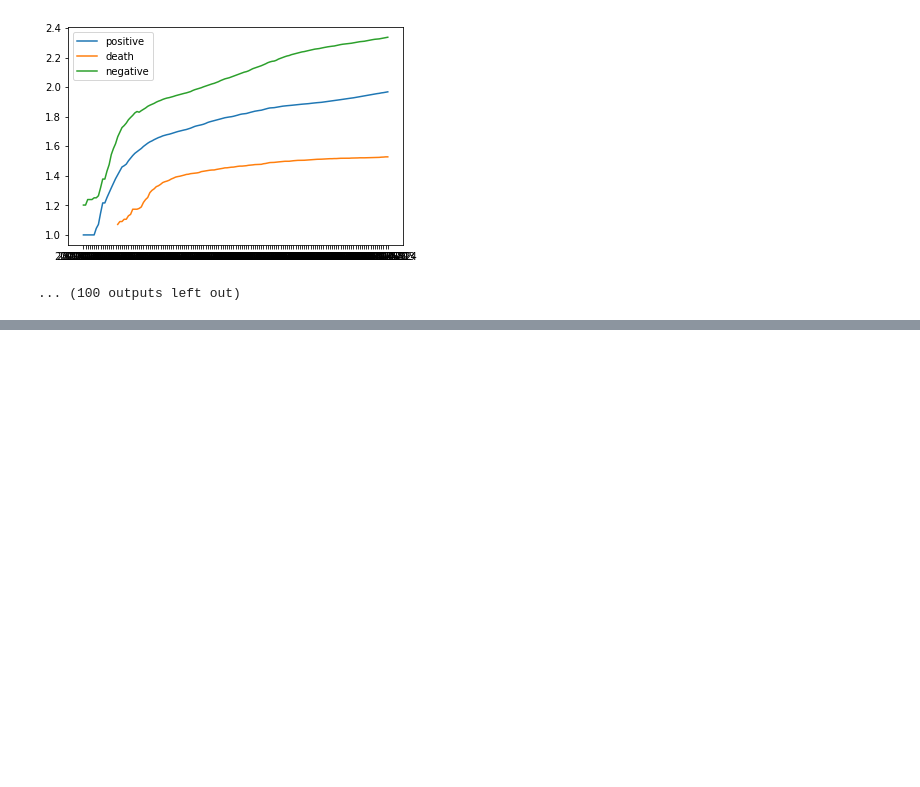
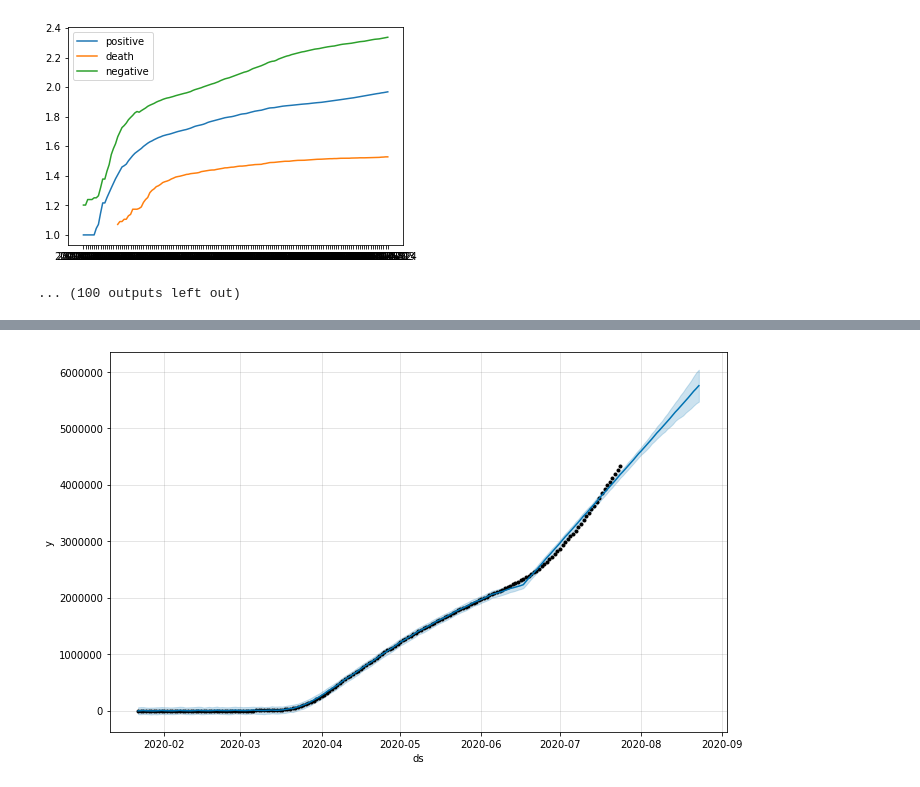
Before and after one commit to Raahulprem/Build_with_AI, a Jupyter notebook: covL.ipynb, the cells around one changed output, grey strips where cells are left out. Cells and saved outputs as stored; diff of their text form; code cells hidden in the pictures; blank space fills up the shorter version.

```diff
--- a/covL.ipynb
+++ b/covL.ipynb
@@ -127,0 +264,9 @@ WI :
+# %%
+confirmed = df_copy.groupby('date').sum()['positive'].reset_index()
+deaths = df_copy.groupby('date').sum()['death'].reset_index()
+negative = df_copy.groupby('date').sum()['negative'].reset_index()
+# %%
+confirmed.columns = ['ds','y']
+#confirmed['ds'] = confirmed['ds'].dt.date
+confirmed['ds'] = pd.to_datetime(confirmed['ds'])
+confirmed
@@ -127,0 +287,5 @@ WI :
+# %%
+m = Prophet(interval_width=0.9)
+m.fit(confirmed)
+future = m.make_future_dataframe(periods=30)
+future.tail()
@@ -127,0 +301,5 @@ WI :
+# %%
+
+#predicting the future with date, and upper and lower limit of y value
+forecast = m.predict(future)
+forecast[['ds', 'yhat', 'yhat_lower', 'yhat_upper']].tail()
@@ -127,0 +313,4 @@ WI :
+# %%
+confirmed_forecast_plot = m.plot(forecast)
+# %% [output]
+[figure, added]
```
Also changed, not shown: parts of 19 cells of this notebook.
